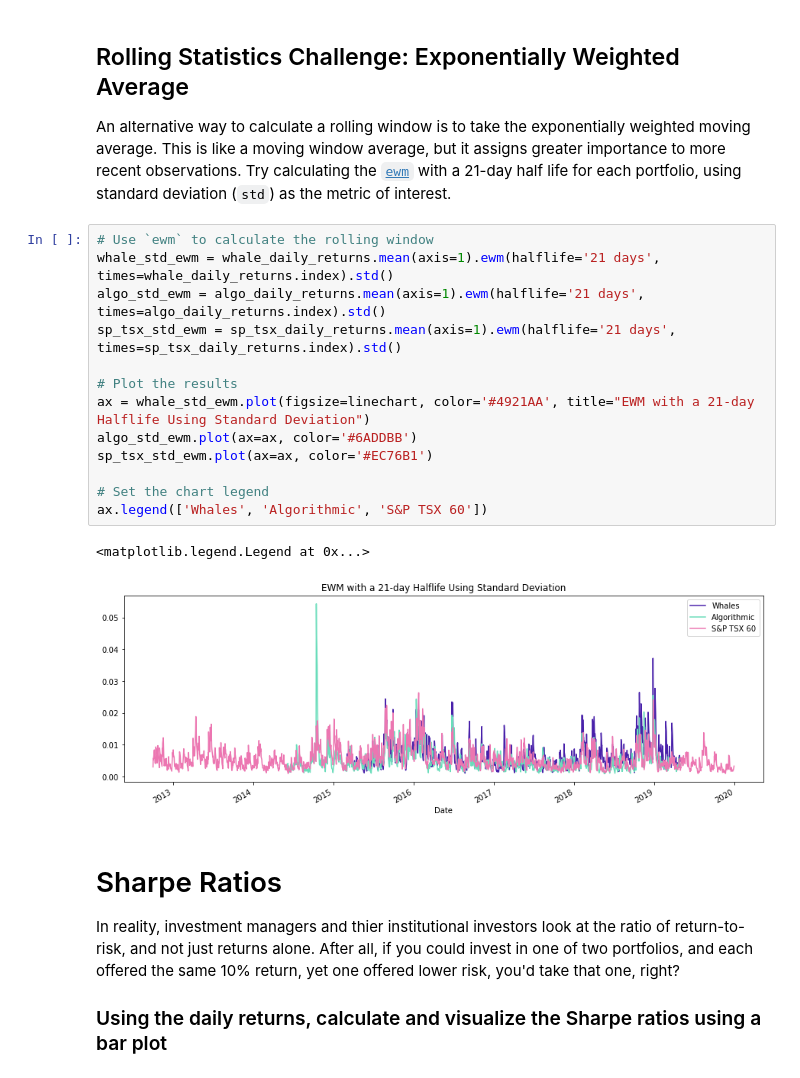
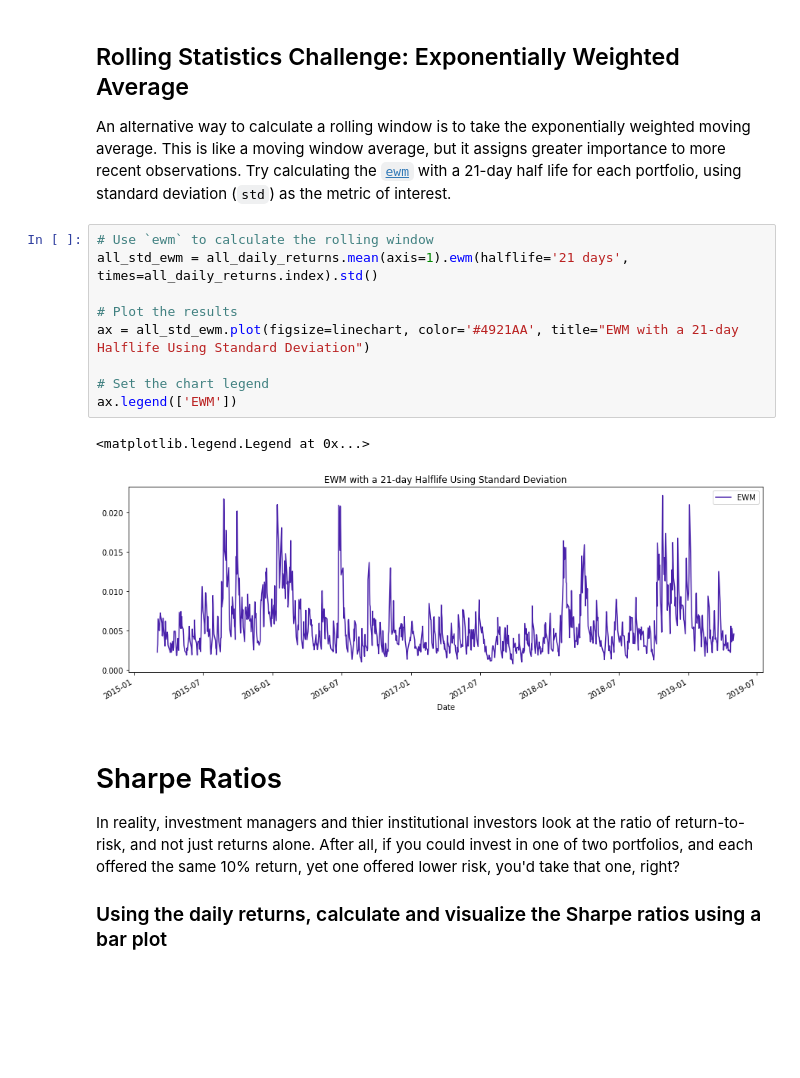
Before and after one commit to adamgulyas/pandas-homework, a Jupyter notebook: whale_analysis.ipynb, the cells around one changed output. Cells and saved outputs as stored; diff of their text form; blank space fills up the shorter version.

```diff
--- a/whale_analysis.ipynb
+++ b/whale_analysis.ipynb
@@ -341,20 +296,16 @@ ax.legend(['Rolling Beta'])
 An alternative way to calculate a rolling window is to take the exponentially weighted moving average. This is like a moving window average, but it assigns greater importance to more recent observations. Try calculating the [`ewm`](https://pandas.pydata.org/pandas-docs/stable/reference/api/pandas.DataFrame.ewm.html) with a 21-day half life for each portfolio, using standard deviation (`std`) as the metric of interest.
 # %%
 # Use `ewm` to calculate the rolling window
-whale_std_ewm = whale_daily_returns.mean(axis=1).ewm(halflife='21 days', times=whale_daily_returns.index).std()
-algo_std_ewm = algo_daily_returns.mean(axis=1).ewm(halflife='21 days', times=algo_daily_returns.index).std()
-sp_tsx_std_ewm = sp_tsx_daily_returns.mean(axis=1).ewm(halflife='21 days', times=sp_tsx_daily_returns.index).std()
+all_std_ewm = all_daily_returns.mean(axis=1).ewm(halflife='21 days', times=all_daily_returns.index).std()
 
 # Plot the results
-ax = whale_std_ewm.plot(figsize=linechart, color='#4921AA', title="EWM with a 21-day Halflife Using Standard Deviation")
-algo_std_ewm.plot(ax=ax, color='#6ADDBB')
-sp_tsx_std_ewm.plot(ax=ax, color='#EC76B1')
+ax = all_std_ewm.plot(figsize=linechart, color='#4921AA', title="EWM with a 21-day Halflife Using Standard Deviation")
 
 # Set the chart legend
-ax.legend(['Whales', 'Algorithmic', 'S&P TSX 60'])
+ax.legend(['EWM'])
 # %% [output]
 <matplotlib.legend.Legend at 0x...>
-[figure, old version]
+[figure, new version]
 # %% [markdown]
 # Sharpe Ratios
 In reality, investment managers and thier institutional investors look at the ratio of return-to-risk, and not just returns alone. After all, if you could invest in one of two portfolios, and each offered the same 10% return, yet one offered lower risk, you'd take that one, right?
```
Also changed, not shown: parts of 19 cells of this notebook.
